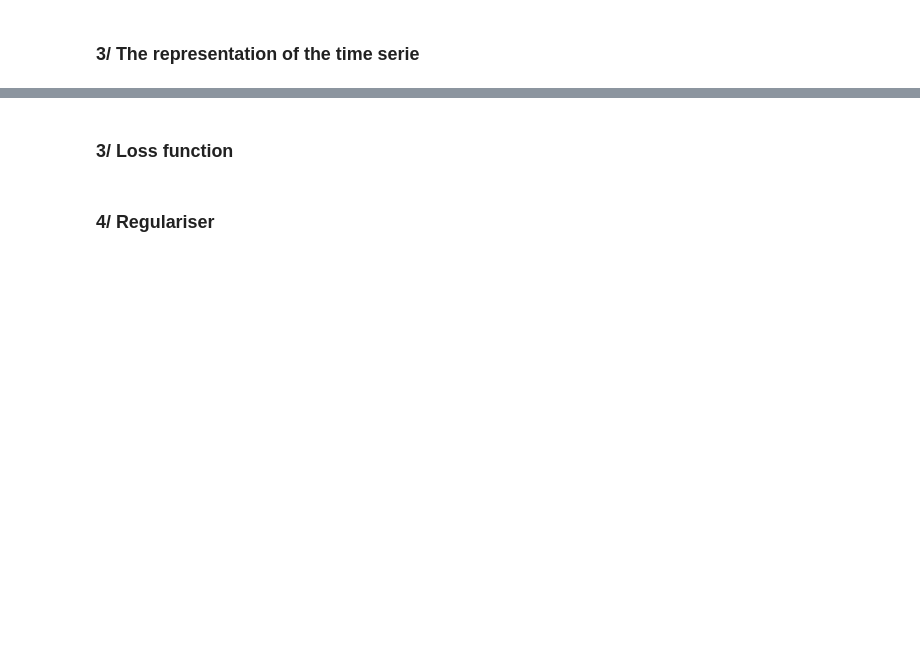
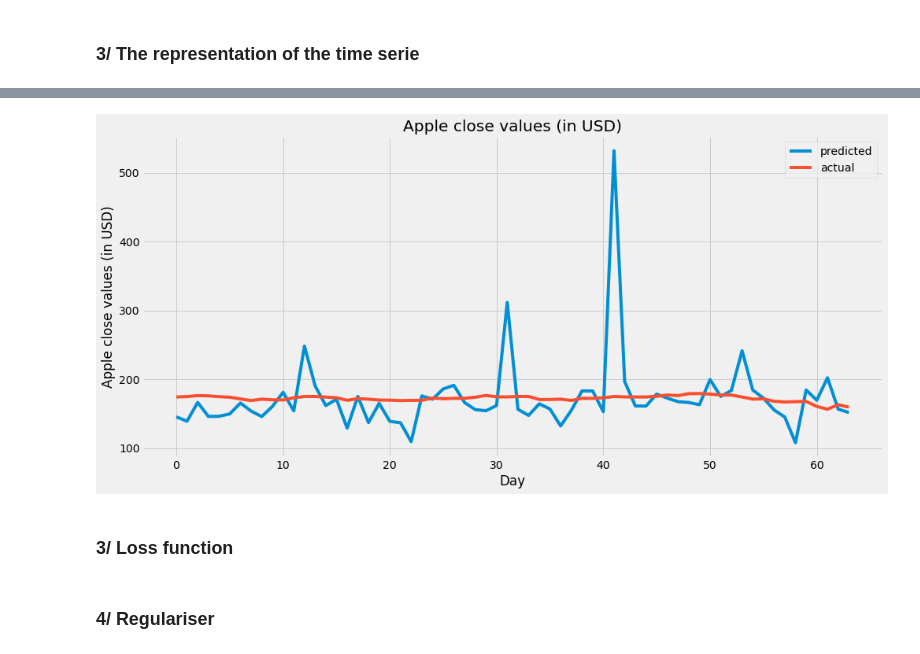
Before and after one commit to Lenflammeur/UCL-MSc_Project, a Jupyter notebook: Reconstruction_optimization.ipynb, the cells around one changed output, grey strips where cells are left out. Cells and saved outputs as stored; diff of their text form; code cells hidden in the pictures; blank space fills up the shorter version.

```diff
--- a/Reconstruction_optimization.ipynb
+++ b/Reconstruction_optimization.ipynb
@@ -154,0 +91,10 @@ num_features = df.shape[1]
+# %%
+data_array = np.array([x for x in data_train if len(x) == size_company])
+X_train, y_train = data_array[:, :size_company-64], data_array[:, size_company-64:]
+# %%
+model.compile(loss=tf.losses.MeanSquaredError(),
+                optimizer=tf.optimizers.Adam(),
+                metrics=[tf.metrics.MeanAbsoluteError()])
+# %%
+print('Train...')
+history = model.fit(X_train, y_train, epochs=10)
@@ -154,0 +119,2 @@ num_features = df.shape[1]
+# %%
+y_pred = model.predict(X_test.reshape((1, 1195))).reshape(64)
@@ -155,3 +123,15 @@ num_features = df.shape[1]
+# %%
+plt.style.use("fivethirtyeight")
+plt.figure(figsize = (15,7))
+plt.plot(y_pred)
+plt.plot(y_test)
+plt.title('Apple close values (in USD)')
+plt.legend(['predicted', 'actual'])
+plt.xlabel("Day")
+plt.ylabel("Apple close values (in USD)")
+plt.show()
+# %% [output]
+[figure, added]
 # %% [markdown]
 ### 3/ Loss function
 # %%
```
Also changed, not shown: parts of 14 cells of this notebook, 1 other file.
